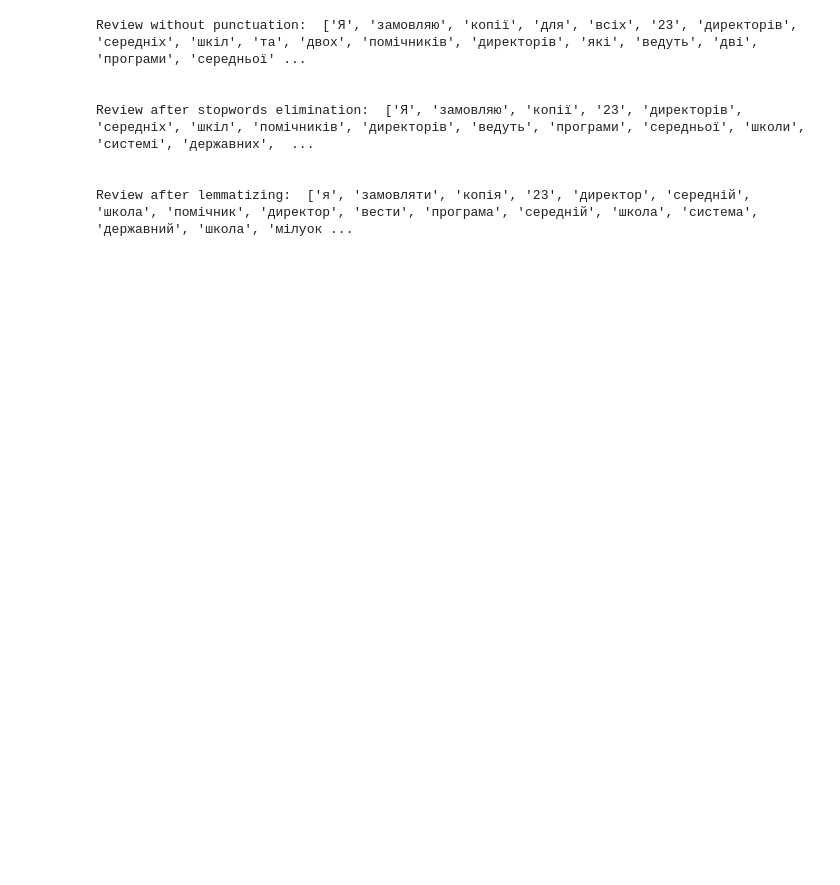
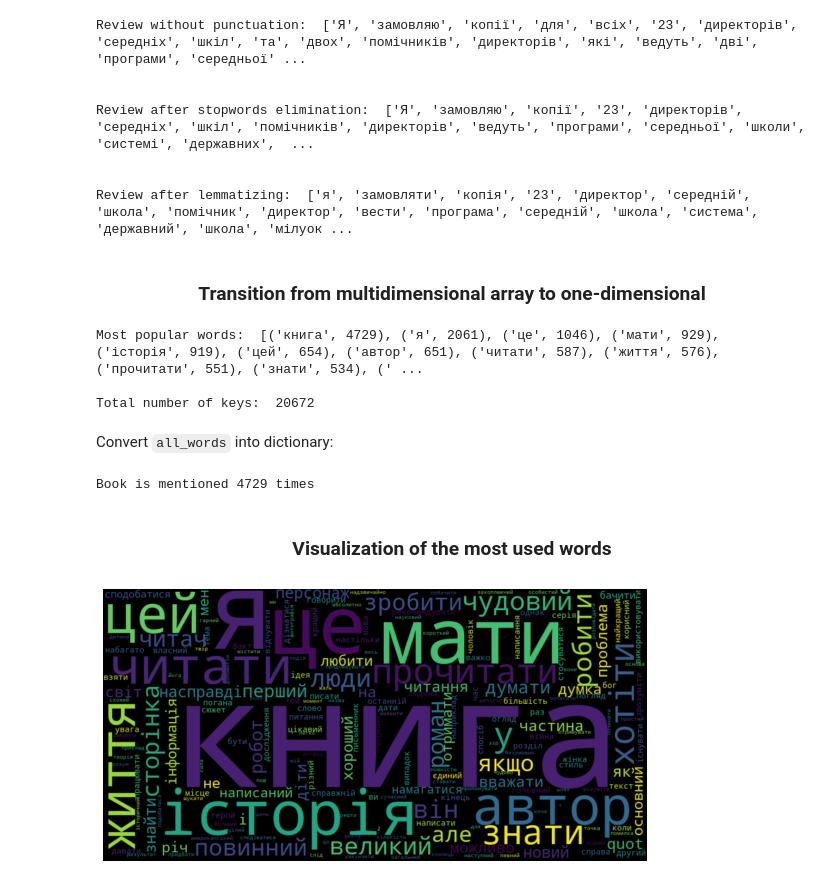
Before and after one commit to jackshendrikov/sensus, a Jupyter notebook: AmazonDatasetAnalysis.ipynb, the cells around one changed output. Cells and saved outputs as stored; diff of their text form; code cells hidden in the pictures; blank space fills up the shorter version.

Commit message:
Add review processing and visualization

```diff
--- a/AmazonDatasetAnalysis.ipynb
+++ b/AmazonDatasetAnalysis.ipynb
@@ -391,3 +391,43 @@ Review after stopwords elimination:  ['Я', 'замовляю', 'копії', '2
 
 
 Review after lemmatizing:  ['я', 'замовляти', 'копія', '23', 'директор', 'середній', 'школа', 'помічник', 'директор', 'вести', 'програма', 'середній', 'школа', 'система', 'державний', 'школа', 'мілуок ...
+# %% [markdown]
+<h3 align="center">Transition from multidimensional array to one-dimensional</h3>
+# %%
+from nltk import FreqDist
+
+all_words = np.concatenate(words_list)
+all_words = FreqDist(all_words) # count the number of times that each outcome of an experiment occurs
+
+print("Most popular words: ", all_words.most_common(100))
+print("\nTotal number of keys: ", len(all_words.keys()))
+# %% [output]
+Most popular words:  [('книга', 4729), ('я', 2061), ('це', 1046), ('мати', 929), ('історія', 919), ('цей', 654), ('автор', 651), ('читати', 587), ('життя', 576), ('прочитати', 551), ('знати', 534), (' ...
+
+Total number of keys:  20672
+# %% [markdown]
+Convert `all_words` into dictionary:
+# %%
+all_words_dict = dict(all_words)
+
+print("Book is mentioned", all_words_dict['книга'], "times")
+# %% [output]
+Book is mentioned 4729 times
+# %% [markdown]
+<h3 align="center">Visualization of the most used words</h3>
+# %%
+wordcloud = WordCloud(
+    background_color="black",
+    width=1000,
+    height=500,
+    random_state=42,
+)
+
+wordcloud.generate_from_frequencies(all_words)
+
+plt.figure(figsize=(10, 5))
+plt.imshow(wordcloud, interpolation="bilinear")
+plt.axis("off")
+plt.show()
+# %% [output]
+[figure, added]
```
Also changed, not shown: parts of 3 cells of this notebook.
